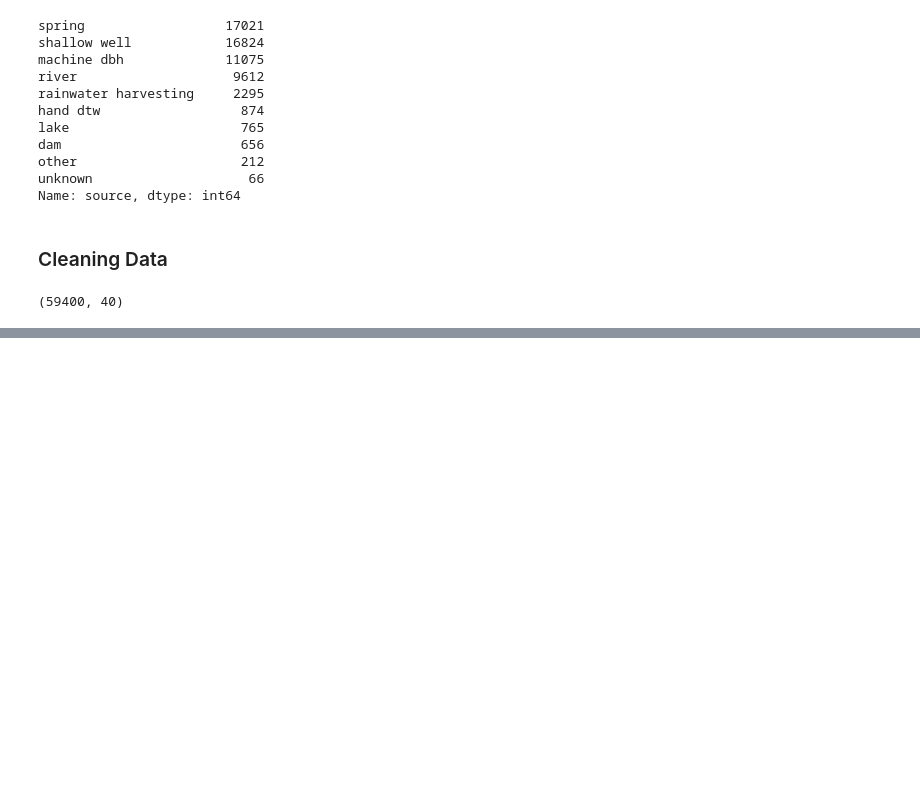
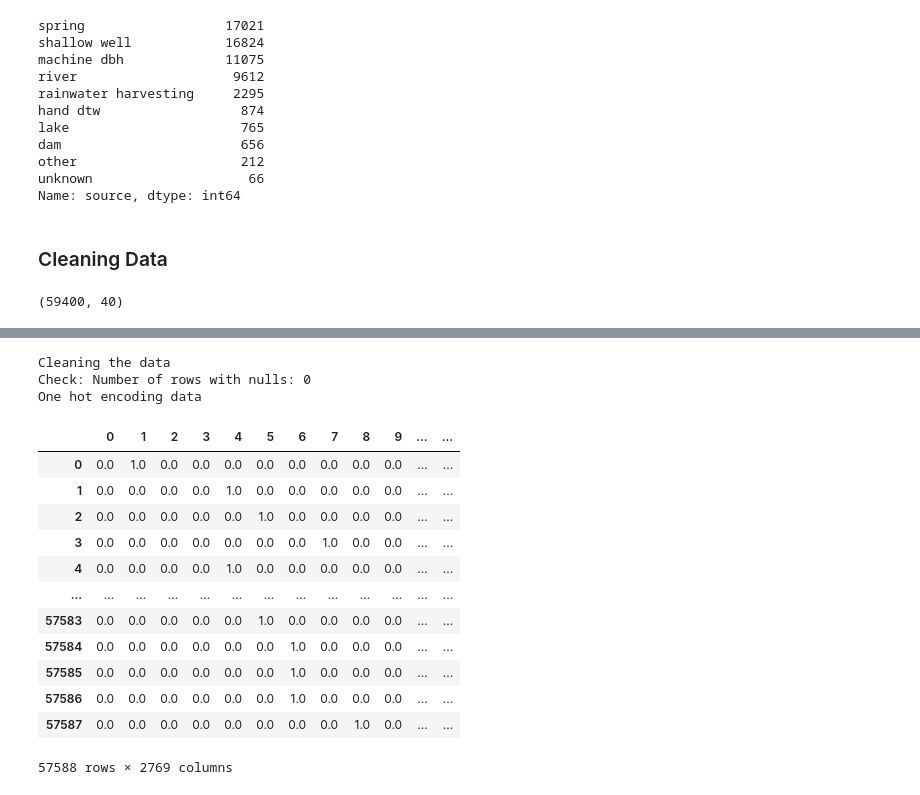
Before and after one commit to hoffm386/tanzania-water-wells, a Jupyter notebook: notebooks/exploratory/2.0-aa-EDA.ipynb, the cells around one changed output, grey strips where cells are left out. Drawn from its saved outputs; the diff is of its cells as text; code cells hidden in the pictures; blank space fills up the shorter version.

```diff
--- a/notebooks/exploratory/2.0-aa-EDA.ipynb
+++ b/notebooks/exploratory/2.0-aa-EDA.ipynb
@@ -532,0 +669,7 @@ wells_test['construction_year'] = wells_test.apply(con_year, axis=1)
+# %%
+def obj_lister(df):
+    # returns a list of columns that contain Objects
+    obj_list = []
+    for col in df.select_dtypes([np.object]):
+        obj_list.append(col)
+    return obj_list
@@ -532,0 +688,3 @@ wells_test['construction_year'] = wells_test.apply(con_year, axis=1)
+# %%
+cleaned = numerical_clean(wells,features_list)
+cleaned
@@ -532,0 +705,3 @@ wells_test['construction_year'] = wells_test.apply(con_year, axis=1)
+# %%
+obj = obj_lister(cleaned)
+obj
@@ -532,0 +720,22 @@ wells_test['construction_year'] = wells_test.apply(con_year, axis=1)
+# %%
+ohe_test = obj_preprocessing(cleaned, obj)
+# %% [output]
+Cleaning the data
+Check: Number of rows with nulls: 0
+One hot encoding data
+# %%
+ohe_test
+# %% [output]
+|  | 0 | 1 | 2 | 3 | 4 | 5 | 6 | 7 | 8 | 9 | ... | ... |
+| 0 | 0.0 | 1.0 | 0.0 | 0.0 | 0.0 | 0.0 | 0.0 | 0.0 | 0.0 | 0.0 | ... | ... |
+| 1 | 0.0 | 0.0 | 0.0 | 0.0 | 1.0 | 0.0 | 0.0 | 0.0 | 0.0 | 0.0 | ... | ... |
+| 2 | 0.0 | 0.0 | 0.0 | 0.0 | 0.0 | 1.0 | 0.0 | 0.0 | 0.0 | 0.0 | ... | ... |
+| 3 | 0.0 | 0.0 | 0.0 | 0.0 | 0.0 | 0.0 | 0.0 | 1.0 | 0.0 | 0.0 | ... | ... |
+| 4 | 0.0 | 0.0 | 0.0 | 0.0 | 1.0 | 0.0 | 0.0 | 0.0 | 0.0 | 0.0 | ... | ... |
+| ... | ... | ... | ... | ... | ... | ... | ... | ... | ... | ... | ... | ... |
+| 57583 | 0.0 | 0.0 | 0.0 | 0.0 | 0.0 | 1.0 | 0.0 | 0.0 | 0.0 | 0.0 | ... | ... |
+| 57584 | 0.0 | 0.0 | 0.0 | 0.0 | 0.0 | 0.0 | 1.0 | 0.0 | 0.0 | 0.0 | ... | ... |
+| 57585 | 0.0 | 0.0 | 0.0 | 0.0 | 0.0 | 0.0 | 1.0 | 0.0 | 0.0 | 0.0 | ... | ... |
+| 57586 | 0.0 | 0.0 | 0.0 | 0.0 | 0.0 | 0.0 | 1.0 | 0.0 | 0.0 | 0.0 | ... | ... |
+| 57587 | 0.0 | 0.0 | 0.0 | 0.0 | 0.0 | 0.0 | 0.0 | 0.0 | 1.0 | 0.0 | ... | ... |
+57588 rows × 2769 columns
```
Also changed, not shown: parts of 33 cells of this notebook.
